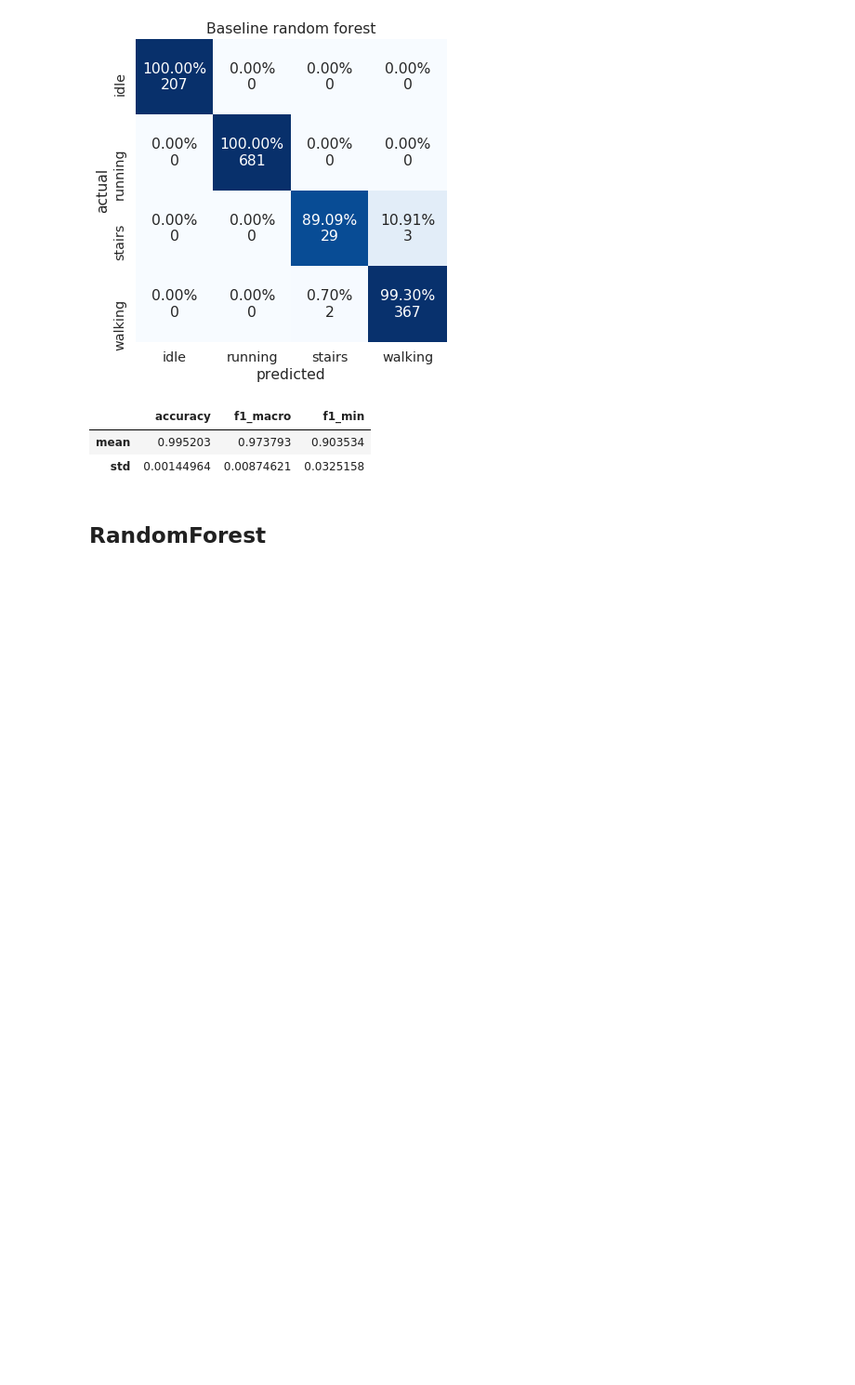
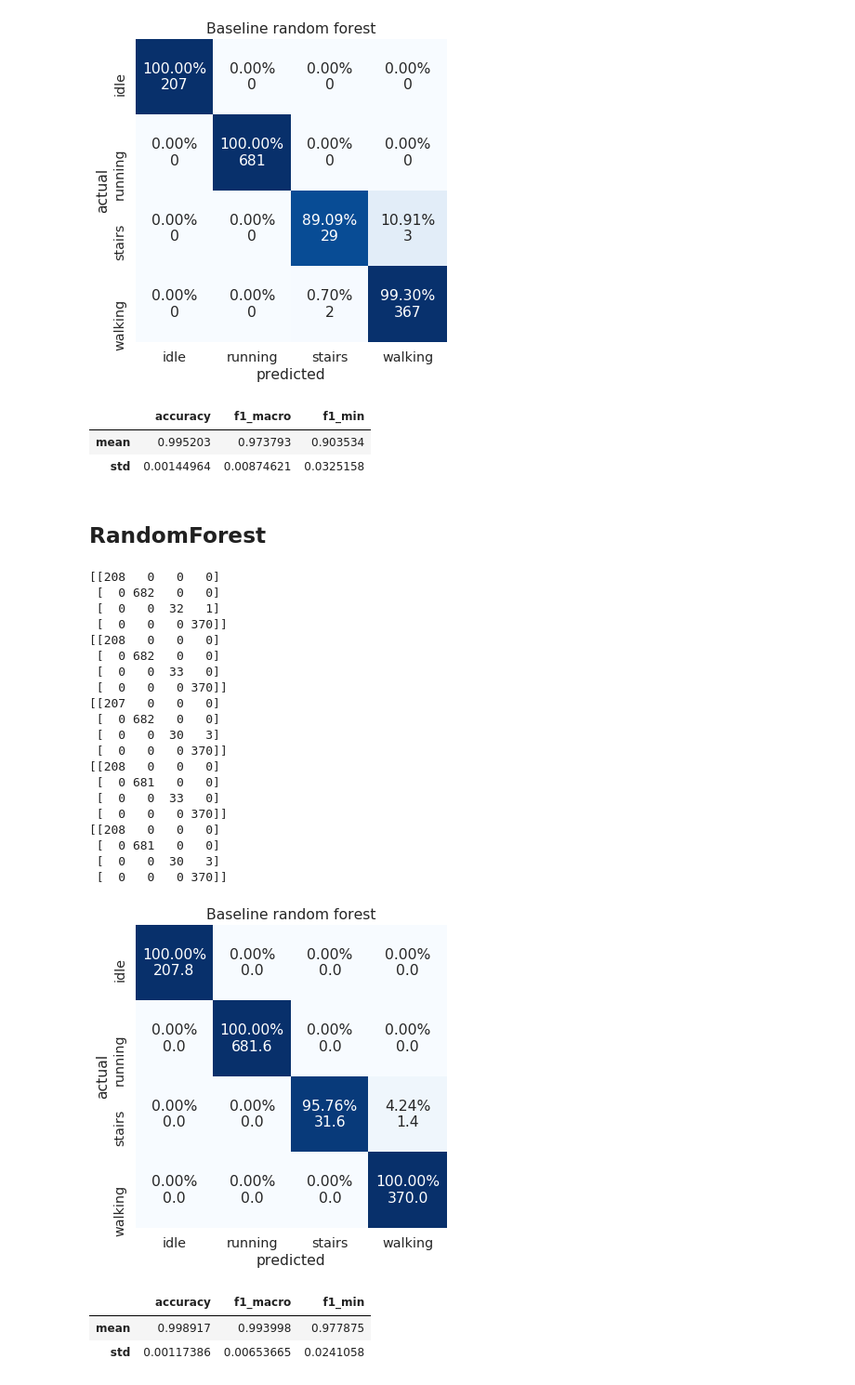
Before and after one commit to kilianovski/study, a Jupyter notebook: small_projects/activity_classification_accelerometer/activity_classification.ipynb, the cells around one changed output. Shown at 93% size. Cells and saved outputs as stored; diff of their text form; code cells hidden in the pictures; blank space fills up the shorter version.

```diff
--- a/small_projects/activity_classification_accelerometer/activity_classification.ipynb
+++ b/small_projects/activity_classification_accelerometer/activity_classification.ipynb
@@ -631,3 +631,45 @@ print_cv_metrics(cv_metrics, 'Baseline random forest')
 | std | 0.00144964 | 0.00874621 | 0.0325158 |
 # %% [markdown]
 ## RandomForest
+# %%
+X = feature_df[all_features]
+y = feature_df['label']
+cv_metrics = []
+
+for train_ix, valid_ix in kfold.split(X, y):
+    X_train, X_valid = X.loc[train_ix], X.loc[valid_ix]
+    y_train, y_valid = y.loc[train_ix], y.loc[valid_ix]
+
+    cls = RandomForestClassifier()
+    cls.fit(X_train, y_train)
+    y_pred = cls.predict(X_valid)
+
+    fold_metrics = evaluate_performance(y_valid, y_pred)
+    cv_metrics.append(fold_metrics)
+    print(fold_metrics['CM_not_normalized'])
+print_cv_metrics(cv_metrics, 'Baseline random forest')
+# %% [output]
+[[208   0   0   0]
+ [  0 682   0   0]
+ [  0   0  32   1]
+ [  0   0   0 370]]
+[[208   0   0   0]
+ [  0 682   0   0]
+ [  0   0  33   0]
+ [  0   0   0 370]]
+[[207   0   0   0]
+ [  0 682   0   0]
+ [  0   0  30   3]
+ [  0   0   0 370]]
+[[208   0   0   0]
+ [  0 681   0   0]
+ [  0   0  33   0]
+ [  0   0   0 370]]
+[[208   0   0   0]
+ [  0 681   0   0]
+ [  0   0  30   3]
+ [  0   0   0 370]]
+[figure, added]
+|  | accuracy | f1_macro | f1_min |
+| mean | 0.998917 | 0.993998 | 0.977875 |
+| std | 0.00117386 | 0.00653665 | 0.0241058 |
```
Also changed, not shown: parts of 10 cells of this notebook.
